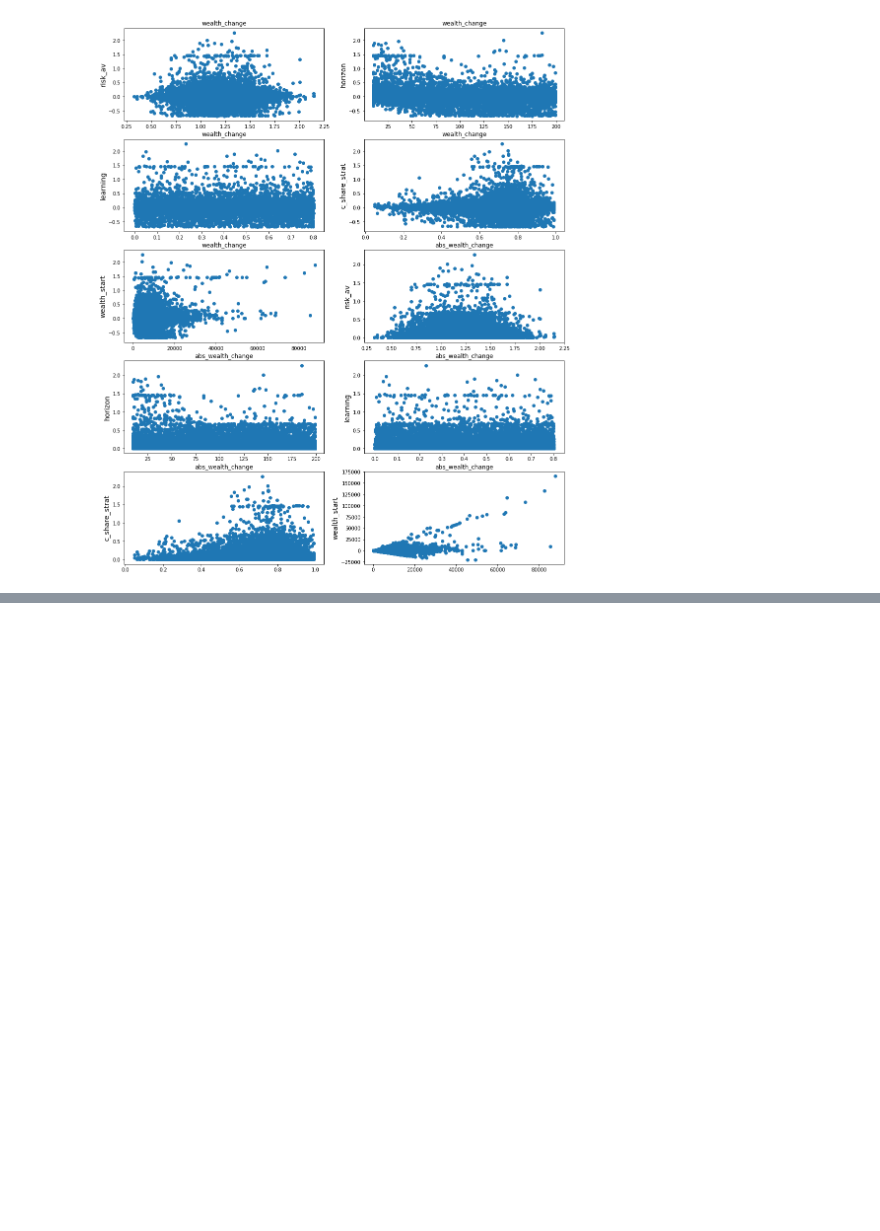
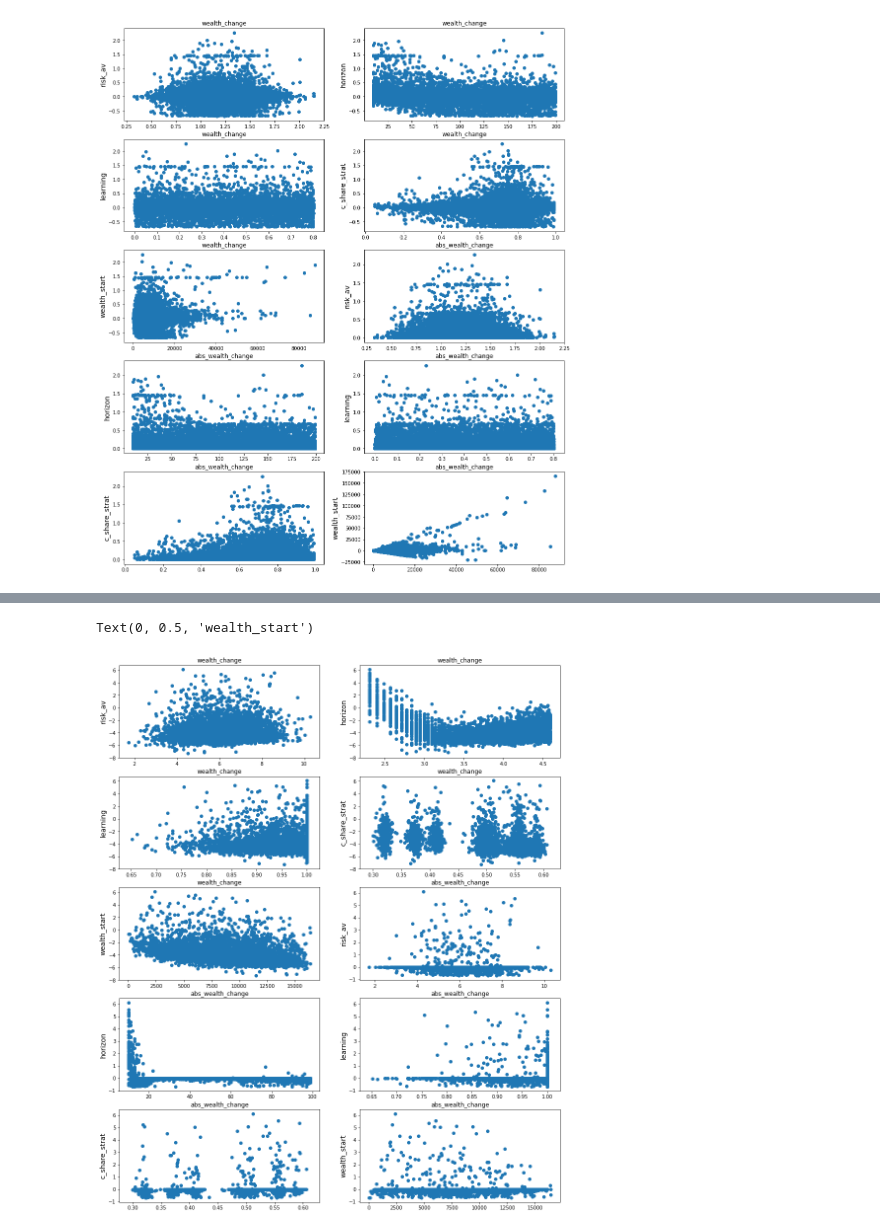
Before and after one commit to joerischasfoort/bubble-inequality, a Jupyter notebook: Results.ipynb, the cells around one changed output, grey strips where cells are left out. Saved outputs shown, nothing was run; the diff lists cells and outputs as text; code cells hidden in the pictures; blank space fills up the shorter version.

```diff
--- a/Results.ipynb
+++ b/Results.ipynb
@@ -387,0 +424,2 @@ Standard errors in parentheses.
+# %%
+NRUNS = 10
@@ -387,0 +432,8 @@ Standard errors in parentheses.
+# %%
+trdrs = []
+orbs = []
+for seed in range(NRUNS):
+    traders, orderbook = init_objects_distr(params, seed)
+    traders, orderbook = pb_distr_model(traders, orderbook, params, seed)
+    trdrs.append(traders)
+    orbs.append(orderbook)
@@ -387,0 +578,10 @@ Standard errors in parentheses.
+# %%
+redistr_df_long = pd.DataFrame({'wealth_change': all_profits, 'log_norm_wealth_change': df['lognorm'],
+                                'log_abs_profit': df_abs['lognorm'],
+                                'real_wealth_ch': all_real_profits, 'risk_av': rav,
+                                'horizon': hors, 'log_horizon': np.log(hors),
+                                'learning': learn_ab, 'c_share_strat': c_share_strat, 'wealth_start': w_starts})
+redistr_df_long['abs_profit'] = redistr_df_long['wealth_change'].abs()
+#redistr_df_long['log_abs_profit'] = np.log(redistr_df_long['abs_profit'])
+redistr_df_long['positive_profit'] = redistr_df_long['wealth_change'] > 0
+redistr_df_long['const'] = 1
@@ -387,0 +597,42 @@ Standard errors in parentheses.
+# %%
+fig, ((ax1, ax2), (ax3, ax4), (ax5, ax6), (ax7, ax8), (ax9, ax10)) = plt.subplots(5, 2, figsize=[16,20])
+
+ax1.scatter(redistr_df_long['risk_av'], redistr_df_long['log_norm_wealth_change'])
+ax2.scatter(redistr_df_long['log_horizon'], redistr_df_long['log_norm_wealth_change'])
+ax3.scatter(redistr_df_long['learning'], redistr_df_long['log_norm_wealth_change'])
+ax4.scatter(redistr_df_long['c_share_strat'], redistr_df_long['log_norm_wealth_change']) #TODO have a fraction here of chart vs fund
+ax5.scatter(redistr_df_long['wealth_start'], redistr_df_long['log_norm_wealth_change'])
+#ax6.scatter(redistr_df['wealth_start_positive'], redistr_df['real_wealth_ch'])
+
+ax6.scatter(redistr_df_long['risk_av'], redistr_df_long['log_abs_profit'])
+ax7.scatter(redistr_df_long['horizon'], redistr_df_long['log_abs_profit'])
+ax8.scatter(redistr_df_long['learning'], redistr_df_long['log_abs_profit'])
+ax9.scatter(redistr_df_long['c_share_strat'], redistr_df_long['log_abs_profit']) #TODO have a fraction here of chart vs fund
+ax10.scatter(redistr_df_long['wealth_start'], redistr_df_long['log_abs_profit'])
+
+
+ax1.set_title('wealth_change')
+ax2.set_title('wealth_change')
+ax3.set_title('wealth_change')
+ax4.set_title('wealth_change')
+ax5.set_title('wealth_change')
+
+ax6.set_title('abs_wealth_change')
+ax7.set_title('abs_wealth_change')
+ax8.set_title('abs_wealth_change')
+ax9.set_title('abs_wealth_change')
+ax10.set_title('abs_wealth_change')
+
+ax1.set_ylabel('risk_av', fontsize=14)
+ax2.set_ylabel('horizon', fontsize=14)
+ax3.set_ylabel('learning', fontsize=14)
+ax4.set_ylabel('c_share_strat', fontsize=14)
+ax5.set_ylabel('wealth_start', fontsize=14)
+ax6.set_ylabel('risk_av', fontsize=14)
+ax7.set_ylabel('horizon', fontsize=14)
+ax8.set_ylabel('learning', fontsize=14)
+ax9.set_ylabel('c_share_strat', fontsize=14)
+ax10.set_ylabel('wealth_start', fontsize=14)
+# %% [output]
+Text(0, 0.5, 'wealth_start')
+[figure, added]
```
Also changed, not shown: parts of 26 cells of this notebook.
